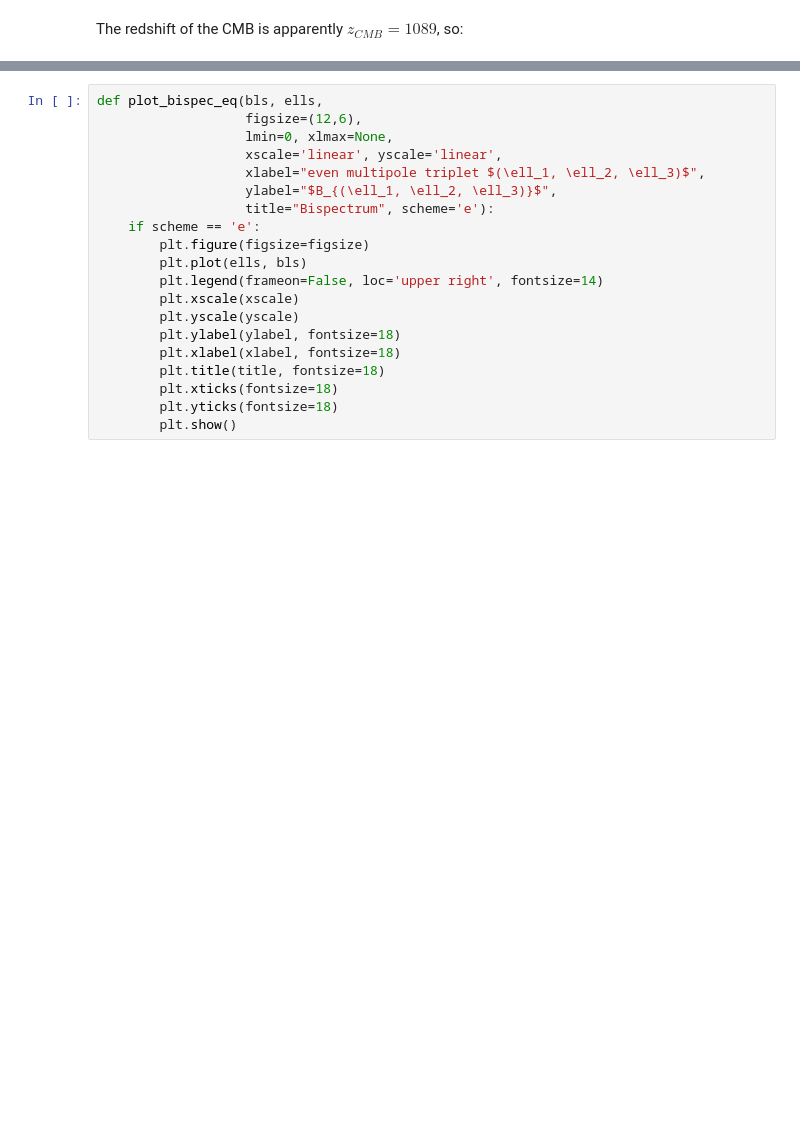
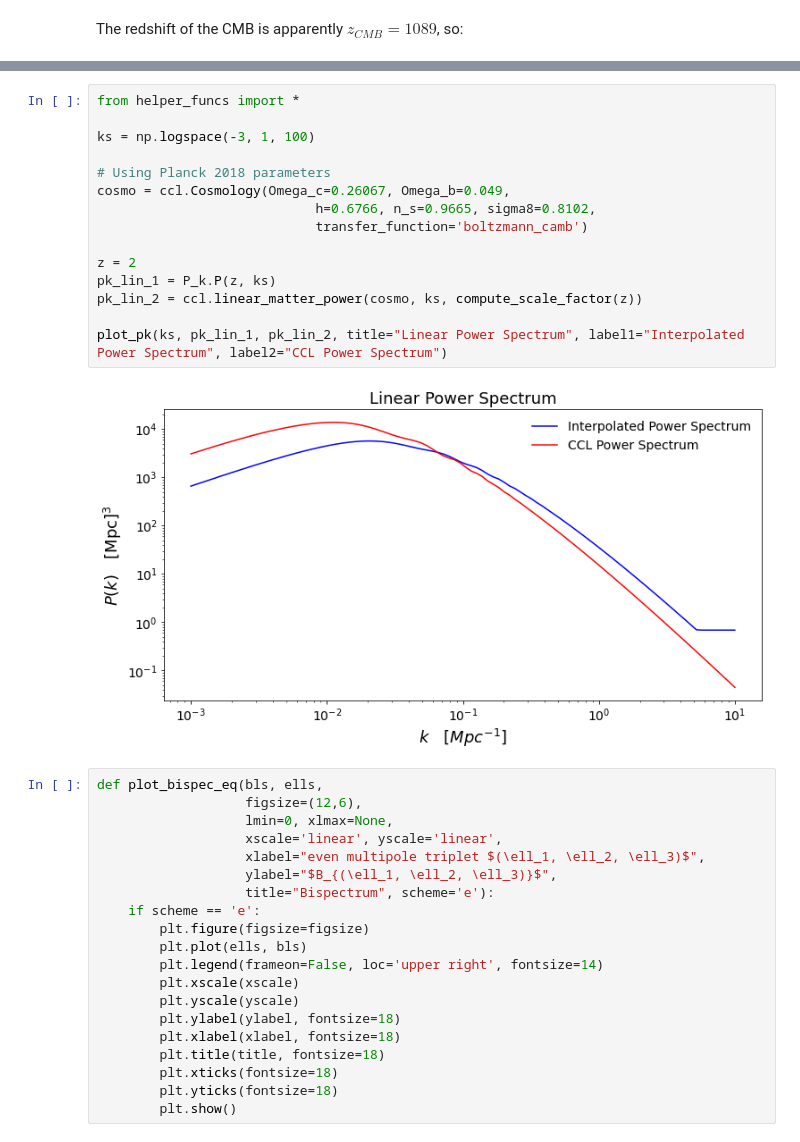
Before and after one commit to abarnea/Bispectrum, a Jupyter notebook: convergence_bispec.ipynb, the cells around one changed output, grey strips where cells are left out. Drawn from its saved outputs; the diff is of its cells as text; blank space fills up the shorter version.

```diff
--- a/convergence_bispec.ipynb
+++ b/convergence_bispec.ipynb
@@ -241,3 +346,20 @@ Next step:
+# %%
+from helper_funcs import *
+
+ks = np.logspace(-3, 1, 100)
+
+# Using Planck 2018 parameters
+cosmo = ccl.Cosmology(Omega_c=0.26067, Omega_b=0.049,
+                            h=0.6766, n_s=0.9665, sigma8=0.8102,
+                            transfer_function='boltzmann_camb')
+
+z = 2
+pk_lin_1 = P_k.P(z, ks)
+pk_lin_2 = ccl.linear_matter_power(cosmo, ks, compute_scale_factor(z))
+
+plot_pk(ks, pk_lin_1, pk_lin_2, title="Linear Power Spectrum", label1="Interpolated Power Spectrum", label2="CCL Power Spectrum")
+# %% [output]
+[figure, added]
 # %%
 def plot_bispec_eq(bls, ells,
                    figsize=(12,6),
```
Also changed, not shown: parts of 23 cells of this notebook, 2 other files.
